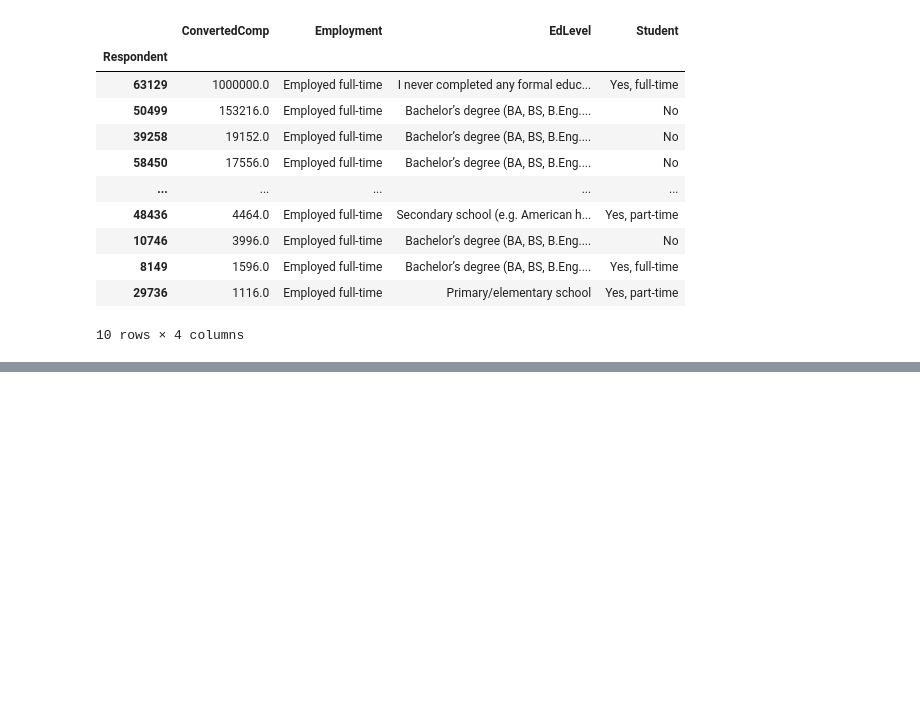
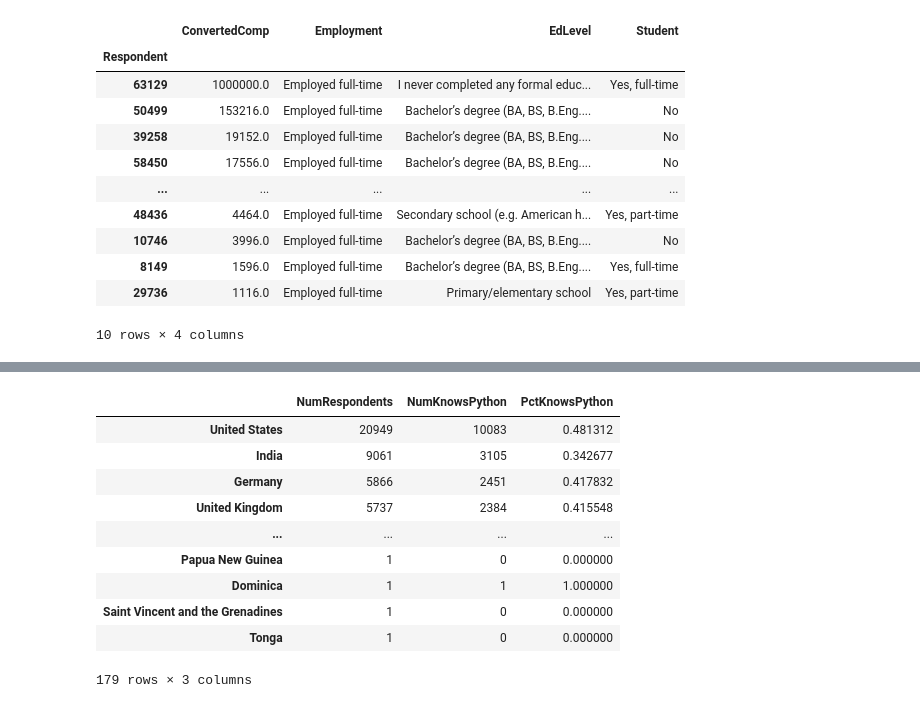
Before and after one commit to gma-training/coreyschafer-pandas-tutorial, a Jupyter notebook: Pandas Demo.ipynb, the cells around one changed output, grey strips where cells are left out. Drawn from its saved outputs; the diff is of its cells as text; code cells hidden in the pictures; blank space fills up the shorter version.

Commit message:
Video: Grouping and Aggregation
https://www.youtube.com/watch?v=txMdrV1Ut64

```diff
--- a/Pandas Demo.ipynb
+++ b/Pandas Demo.ipynb
@@ -211,0 +455,3 @@ df[in_afghanistan].nlargest(10, 'ConvertedComp')[['ConvertedComp', 'Employment',
+# %%
+country_respondents = df['Country'].value_counts()
+country_respondents
@@ -211,0 +469,2 @@ df[in_afghanistan].nlargest(10, 'ConvertedComp')[['ConvertedComp', 'Employment',
+# %%
+country_python_respondents = country_group['LanguageWorkedWith'].apply(lambda x: count_python_users(x))
@@ -211,0 +484,6 @@ df[in_afghanistan].nlargest(10, 'ConvertedComp')[['ConvertedComp', 'Employment',
+# %%
+python = pd.concat(
+    [country_respondents, country_python_respondents],
+    axis='columns'
+)
+python
@@ -211,0 +502,5 @@ df[in_afghanistan].nlargest(10, 'ConvertedComp')[['ConvertedComp', 'Employment',
+# %%
+python.rename(
+    columns={'Country': 'NumRespondents', 'LanguageWorkedWith': 'NumKnowsPython'},
+    inplace=True)
+python
@@ -211,0 +519,15 @@ df[in_afghanistan].nlargest(10, 'ConvertedComp')[['ConvertedComp', 'Employment',
+# %%
+python['PctKnowsPython'] = python['NumKnowsPython'] / python['NumRespondents']
+python
+# %% [output]
+|  | NumRespondents | NumKnowsPython | PctKnowsPython |
+| United States | 20949 | 10083 | 0.481312 |
+| India | 9061 | 3105 | 0.342677 |
+| Germany | 5866 | 2451 | 0.417832 |
+| United Kingdom | 5737 | 2384 | 0.415548 |
+| ... | ... | ... | ... |
+| Papua New Guinea | 1 | 0 | 0.000000 |
+| Dominica | 1 | 1 | 1.000000 |
+| Saint Vincent and the Grenadines | 1 | 0 | 0.000000 |
+| Tonga | 1 | 0 | 0.000000 |
+179 rows × 3 columns
```
Also changed, not shown: parts of 33 cells of this notebook.
